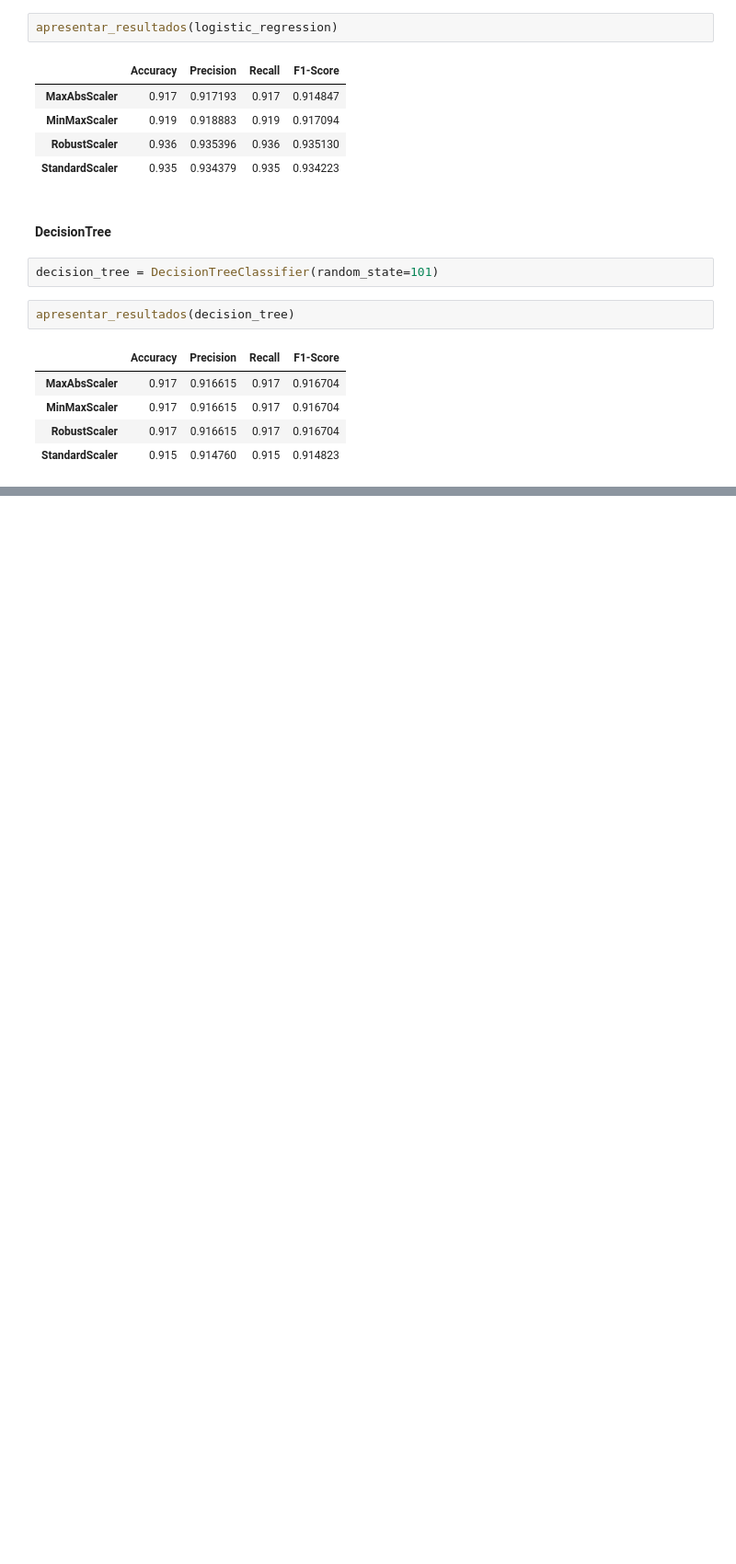
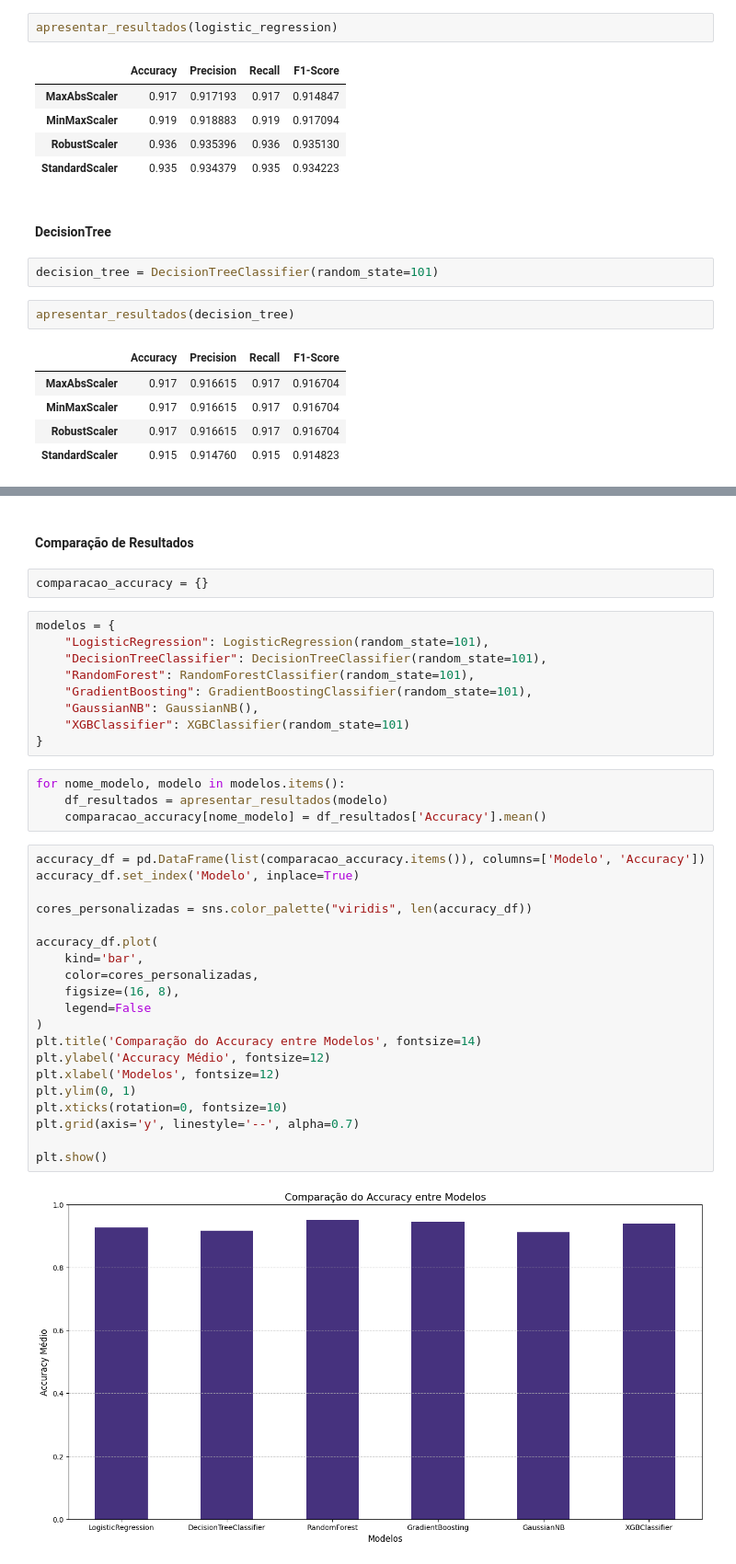
Before and after one commit to CaioViegas/projeto_qualidade_ar, a Jupyter notebook: Notebooks/analise_modelos.ipynb, the cells around one changed output, grey strips where cells are left out. Shown at 92% size. Cells and saved outputs as stored; diff of their text form; blank space fills up the shorter version.

Commit message:
Finalizado o notebook de modelos

```diff
--- a/Notebooks/analise_modelos.ipynb
+++ b/Notebooks/analise_modelos.ipynb
@@ -92,0 +141,39 @@ apresentar_resultados(decision_tree)
+# %% [markdown]
+#### Comparação de Resultados
+# %%
+comparacao_accuracy = {}
+# %%
+modelos = {
+    "LogisticRegression": LogisticRegression(random_state=101),
+    "DecisionTreeClassifier": DecisionTreeClassifier(random_state=101),
+    "RandomForest": RandomForestClassifier(random_state=101),
+    "GradientBoosting": GradientBoostingClassifier(random_state=101),
+    "GaussianNB": GaussianNB(),
+    "XGBClassifier": XGBClassifier(random_state=101)
+}
+# %%
+for nome_modelo, modelo in modelos.items():
+    df_resultados = apresentar_resultados(modelo)
+    comparacao_accuracy[nome_modelo] = df_resultados['Accuracy'].mean()
+# %%
+accuracy_df = pd.DataFrame(list(comparacao_accuracy.items()), columns=['Modelo', 'Accuracy'])
+accuracy_df.set_index('Modelo', inplace=True)
+
+cores_personalizadas = sns.color_palette("viridis", len(accuracy_df))
+
+accuracy_df.plot(
+    kind='bar',
+    color=cores_personalizadas,
+    figsize=(16, 8),
+    legend=False
+)
+plt.title('Comparação do Accuracy entre Modelos', fontsize=14)
+plt.ylabel('Accuracy Médio', fontsize=12)
+plt.xlabel('Modelos', fontsize=12)
+plt.ylim(0, 1)
+plt.xticks(rotation=0, fontsize=10)
+plt.grid(axis='y', linestyle='--', alpha=0.7)
+
+plt.show()
+# %% [output]
+[figure, added]
```
Also changed, not shown: parts of 13 cells of this notebook.
